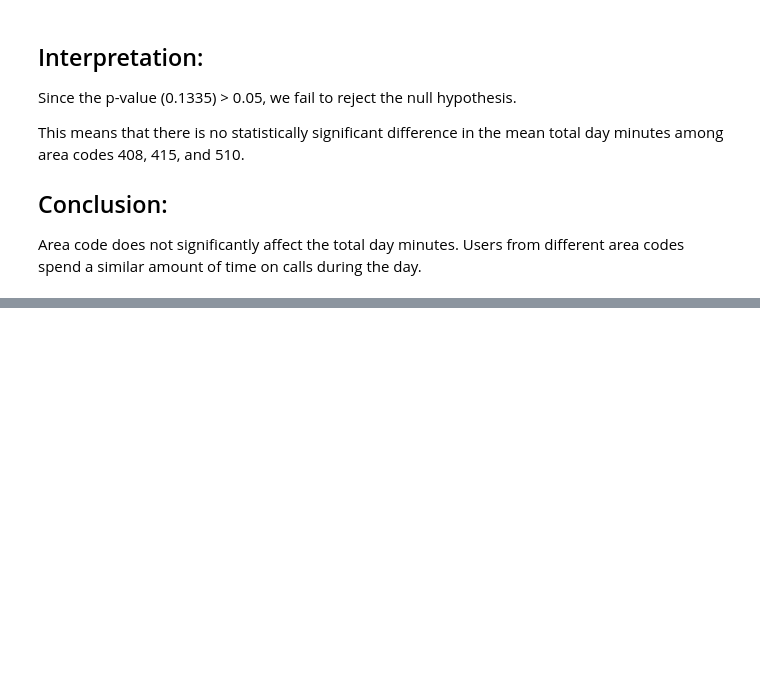
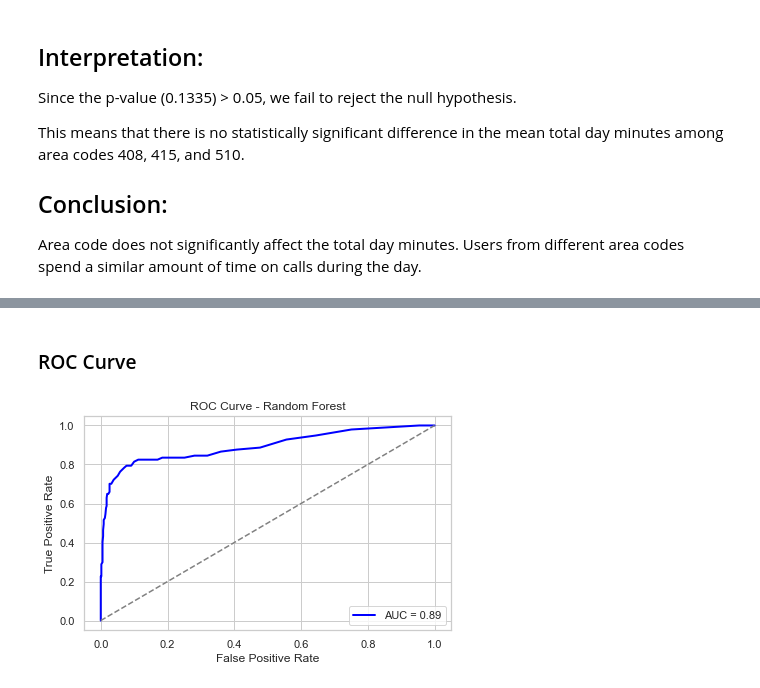
Before and after one commit to Lndanu/Customer-Churn-Intelligence, a Jupyter notebook: notebooks/Customer Churn .ipynb, the cells around one changed output, grey strips where cells are left out. Cells and saved outputs as stored; diff of their text form; code cells hidden in the pictures; blank space fills up the shorter version.

```diff
--- a/notebooks/Customer Churn .ipynb
+++ b/notebooks/Customer Churn .ipynb
@@ -731,0 +919,17 @@ Area code does not significantly affect the total day minutes. Users from differ
+# %% [markdown]
+### ROC Curve
+# %%
+fpr_rf, tpr_rf, _ = roc_curve(y_test, y_proba_rf)
+roc_auc_rf = auc(fpr_rf, tpr_rf)
+
+plt.figure(figsize=(6, 4))
+plt.plot(fpr_rf, tpr_rf, color='blue', lw=2, label='AUC = %0.2f' % roc_auc_rf)
+plt.plot([0, 1], [0, 1], color='gray', linestyle='--')
+plt.xlabel('False Positive Rate')
+plt.ylabel('True Positive Rate')
+plt.title('ROC Curve - Random Forest')
+plt.legend(loc="lower right")
+plt.tight_layout()
+plt.show()
+# %% [output]
+[figure, added]
```
Also changed, not shown: parts of 28 cells of this notebook.
